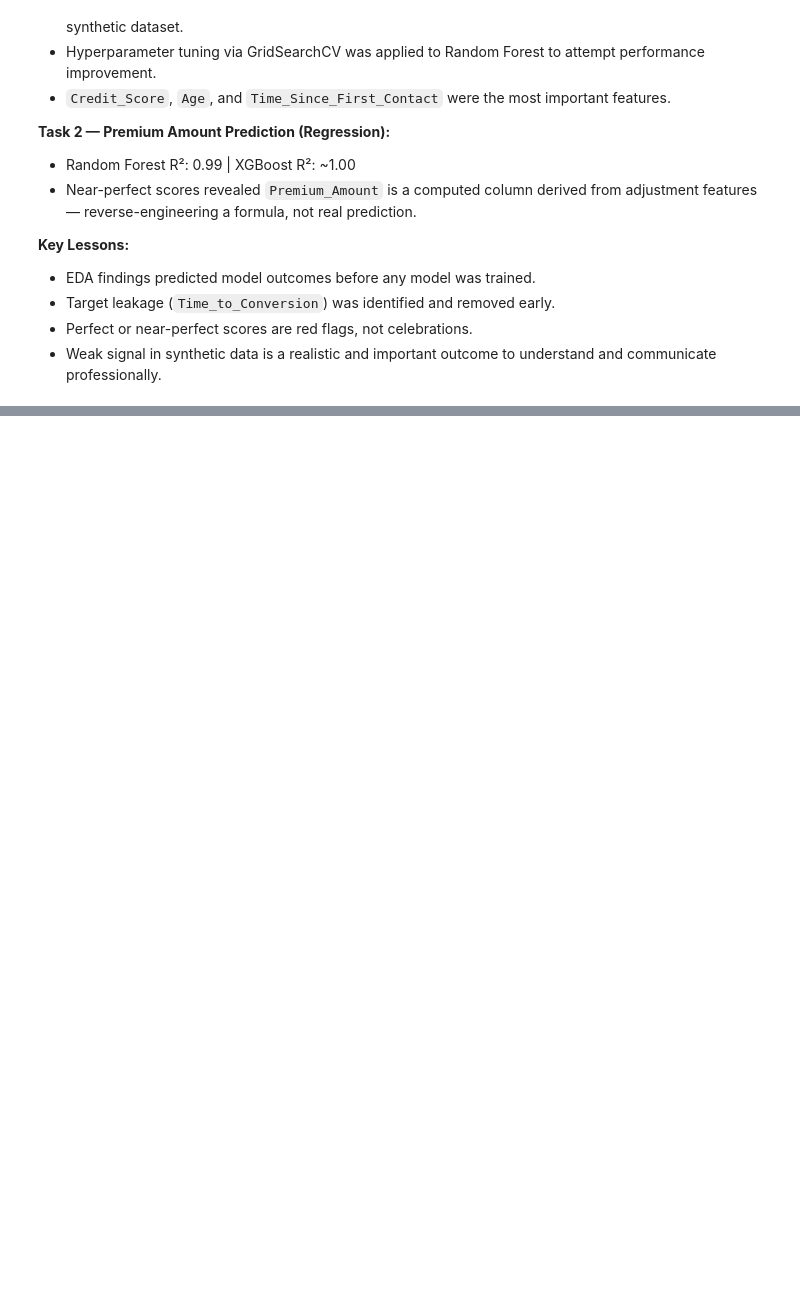
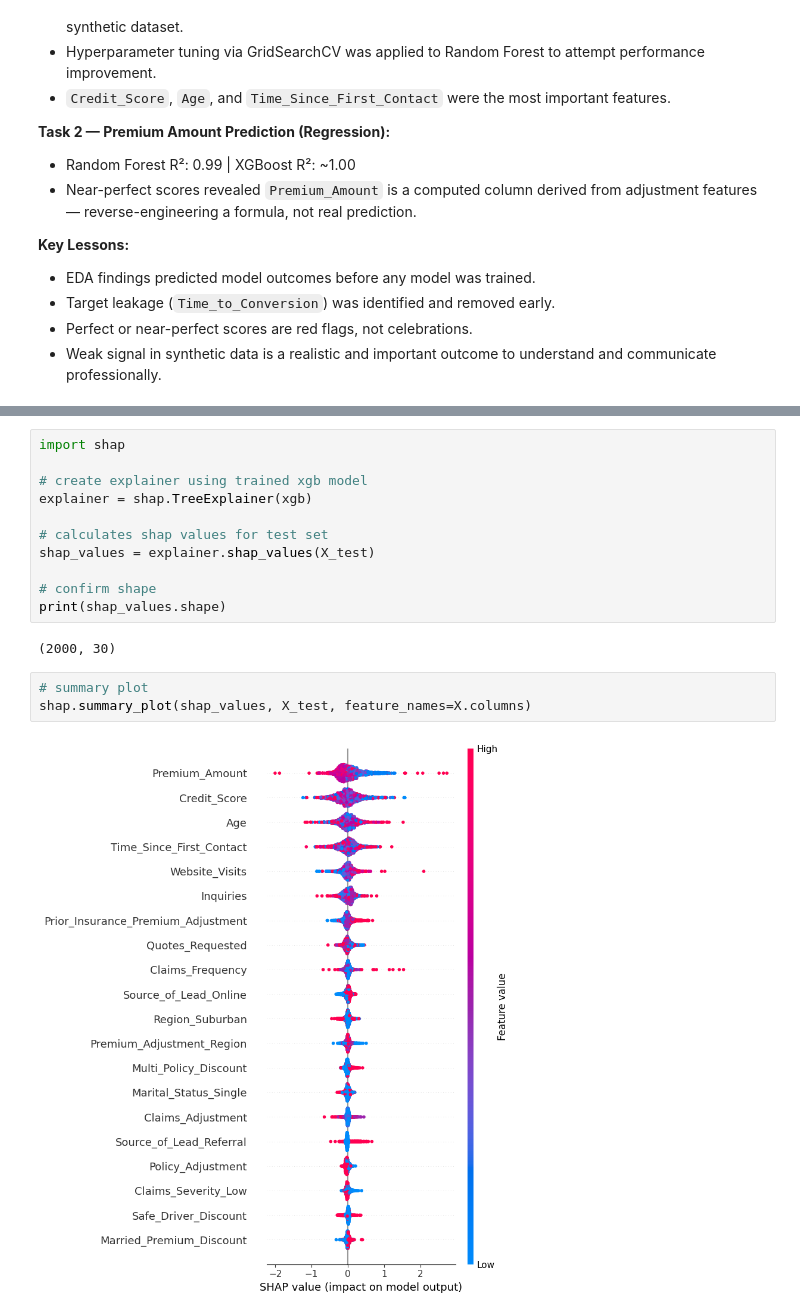
Before and after one commit to OluwatomisinOA/AI-Engineering, a Jupyter notebook: Projects/04_Insurance_Lead_Conversion_Prediction/Insurance_Lead_Conversion_Predicition.ipynb, the cells around one changed output, grey strips where cells are left out. Saved outputs shown, nothing was run; the diff lists cells and outputs as text; blank space fills up the shorter version.

```diff
--- a/Projects/04_Insurance_Lead_Conversion_Prediction/Insurance_Lead_Conversion_Predicition.ipynb
+++ b/Projects/04_Insurance_Lead_Conversion_Prediction/Insurance_Lead_Conversion_Predicition.ipynb
@@ -607,0 +618,18 @@ This project built a full machine learning pipeline on synthetic insurance data.
+# %%
+import shap
+
+# create explainer using trained xgb model
+explainer = shap.TreeExplainer(xgb)
+
+# calculates shap values for test set
+shap_values = explainer.shap_values(X_test)
+
+# confirm shape
+print(shap_values.shape)
+# %% [output]
+(2000, 30)
+# %%
+# summary plot
+shap.summary_plot(shap_values, X_test, feature_names=X.columns)
+# %% [output]
+[figure, added]
```
Also changed, not shown: parts of 17 cells of this notebook.
